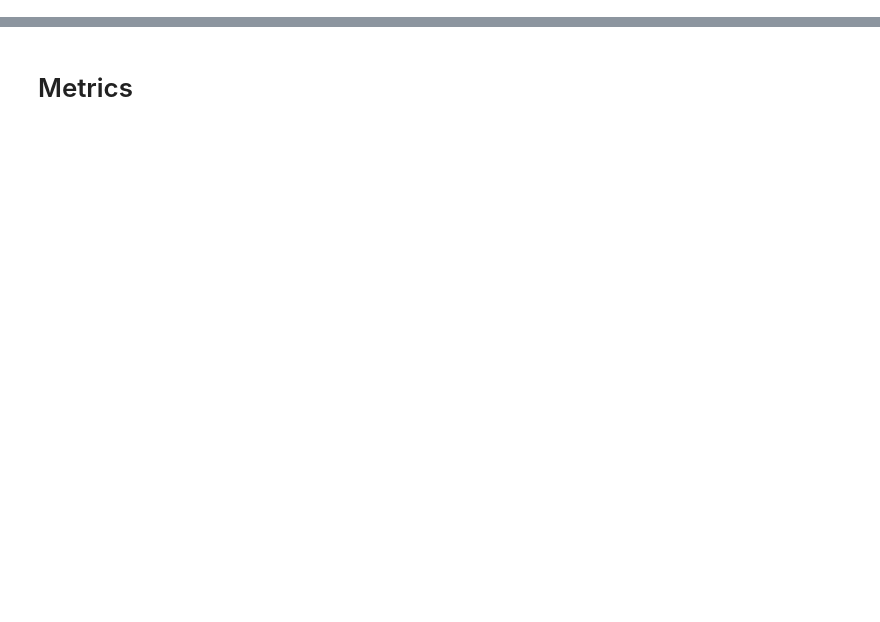
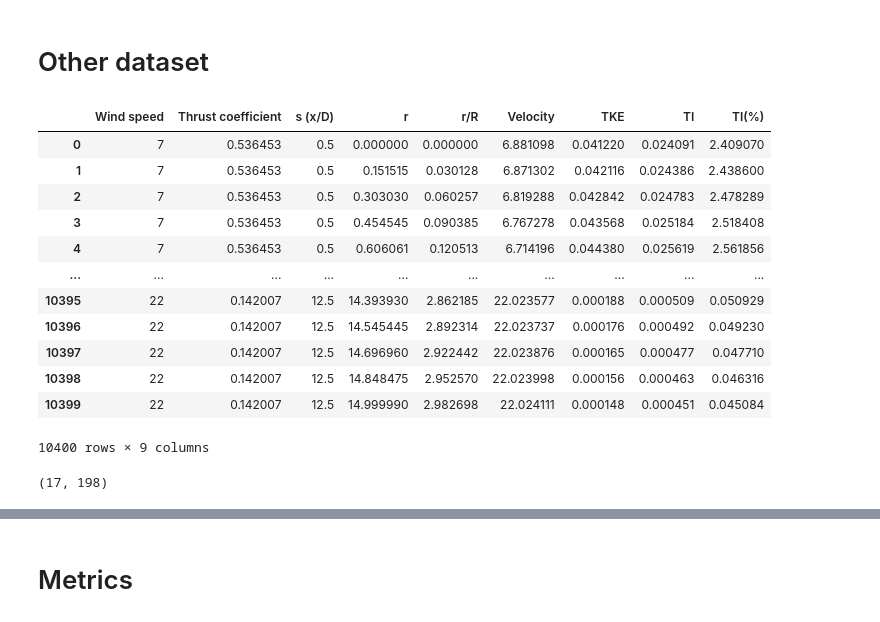
Before and after one commit to NiccoloMorabito/Ainslie-surrogate, a Jupyter notebook: data_analysis.ipynb, the cells around one changed output, grey strips where cells are left out. Saved outputs shown, nothing was run; the diff lists cells and outputs as text; code cells hidden in the pictures; blank space fills up the shorter version.

```diff
--- a/data_analysis.ipynb
+++ b/data_analysis.ipynb
@@ -0,0 +1,30 @@
+# %% [markdown]
+# Other dataset
+# %%
+import pandas as pd
+import numpy as np
+import matplotlib.pyplot as plt
+
+data = pd.read_csv("data/Evaluation of three potential ML algorithms - train-test.csv")
+data
+# %% [output]
+|  | Wind speed | Thrust coefficient | s (x/D) | r | r/R | Velocity | TKE | TI | TI(%) |
+| 0 | 7 | 0.536453 | 0.5 | 0.000000 | 0.000000 | 6.881098 | 0.041220 | 0.024091 | 2.409070 |
+| 1 | 7 | 0.536453 | 0.5 | 0.151515 | 0.030128 | 6.871302 | 0.042116 | 0.024386 | 2.438600 |
+| 2 | 7 | 0.536453 | 0.5 | 0.303030 | 0.060257 | 6.819288 | 0.042842 | 0.024783 | 2.478289 |
+| 3 | 7 | 0.536453 | 0.5 | 0.454545 | 0.090385 | 6.767278 | 0.043568 | 0.025184 | 2.518408 |
+| 4 | 7 | 0.536453 | 0.5 | 0.606061 | 0.120513 | 6.714196 | 0.044380 | 0.025619 | 2.561856 |
+| ... | ... | ... | ... | ... | ... | ... | ... | ... | ... |
+| 10395 | 22 | 0.142007 | 12.5 | 14.393930 | 2.862185 | 22.023577 | 0.000188 | 0.000509 | 0.050929 |
+| 10396 | 22 | 0.142007 | 12.5 | 14.545445 | 2.892314 | 22.023737 | 0.000176 | 0.000492 | 0.049230 |
+| 10397 | 22 | 0.142007 | 12.5 | 14.696960 | 2.922442 | 22.023876 | 0.000165 | 0.000477 | 0.047710 |
+| 10398 | 22 | 0.142007 | 12.5 | 14.848475 | 2.952570 | 22.023998 | 0.000156 | 0.000463 | 0.046316 |
+| 10399 | 22 | 0.142007 | 12.5 | 14.999990 | 2.982698 | 22.024111 | 0.000148 | 0.000451 | 0.045084 |
+10400 rows × 9 columns
+# %%
+Xs = data["s (x/D)"].unique()
+Ys = data["r"].unique()
+shape = len(Xs), len(Ys)
+shape
+# %% [output]
+(17, 198)
```
Also changed, not shown: parts of 5 cells of this notebook.
